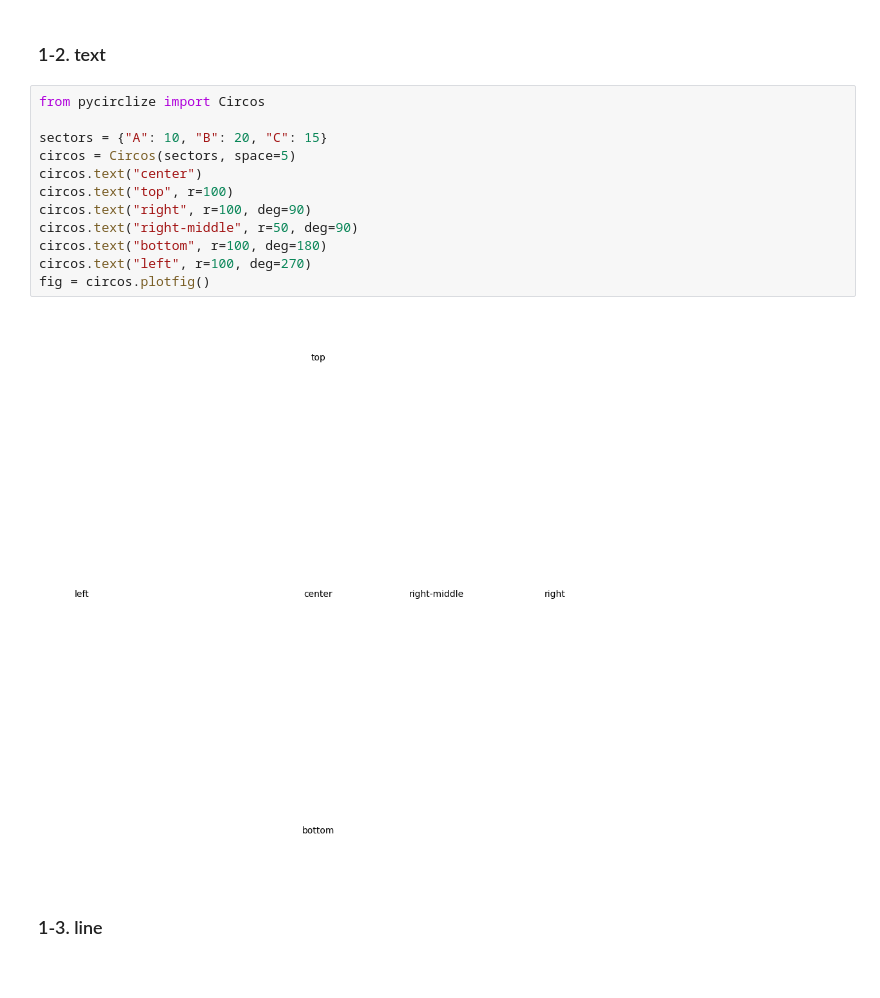
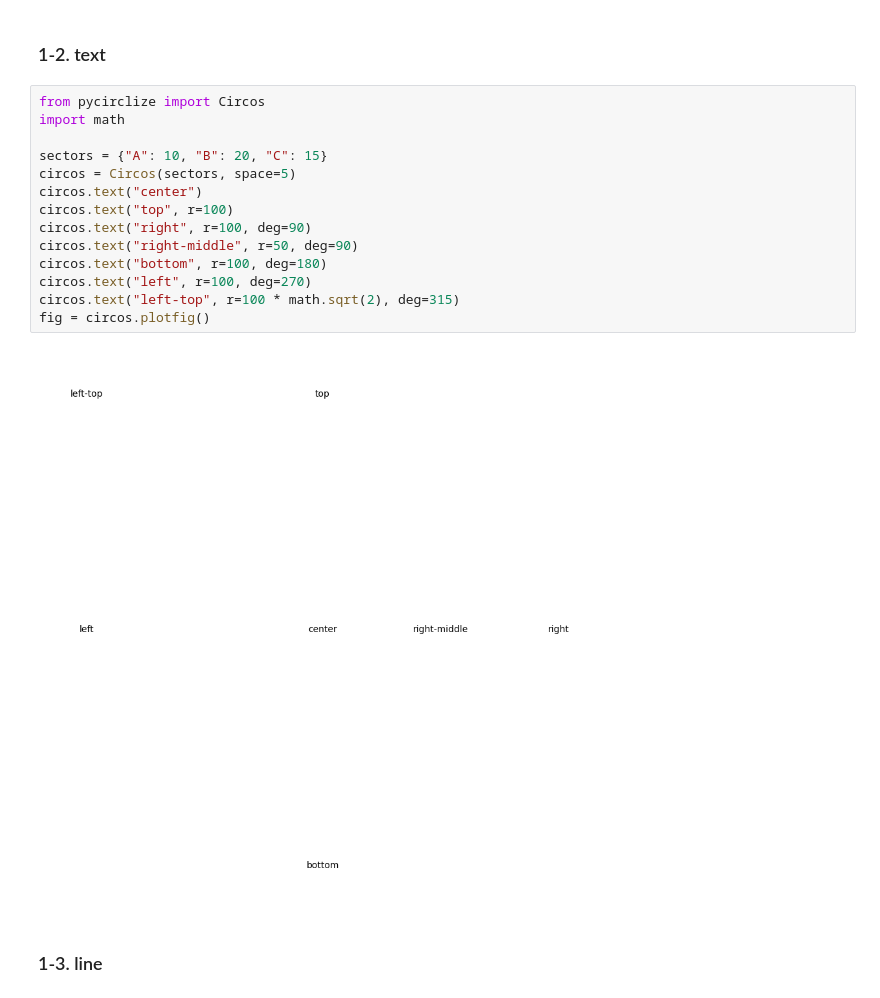
Before and after one commit to moshi4/pyCirclize, a Jupyter notebook: docs/plot_api_example.ipynb, the cells around one changed output. Saved outputs shown, nothing was run; the diff lists cells and outputs as text.

```diff
--- a/docs/plot_api_example.ipynb
+++ b/docs/plot_api_example.ipynb
@@ -29,18 +28,20 @@ fig = circos.plotfig()
 ### 1-2. text
 # %%
 from pycirclize import Circos
+import math
 
 sectors = {"A": 10, "B": 20, "C": 15}
 circos = Circos(sectors, space=5)
 circos.text("center")
 circos.text("top", r=100)
 circos.text("right", r=100, deg=90)
 circos.text("right-middle", r=50, deg=90)
 circos.text("bottom", r=100, deg=180)
 circos.text("left", r=100, deg=270)
+circos.text("left-top", r=100 * math.sqrt(2), deg=315)
 fig = circos.plotfig()
 # %% [output]
-[figure, old version]
+[figure, new version]
 # %% [markdown]
 ### 1-3. line
 # %%
```
Also changed, not shown: parts of 6 cells of this notebook, 28 other files.
